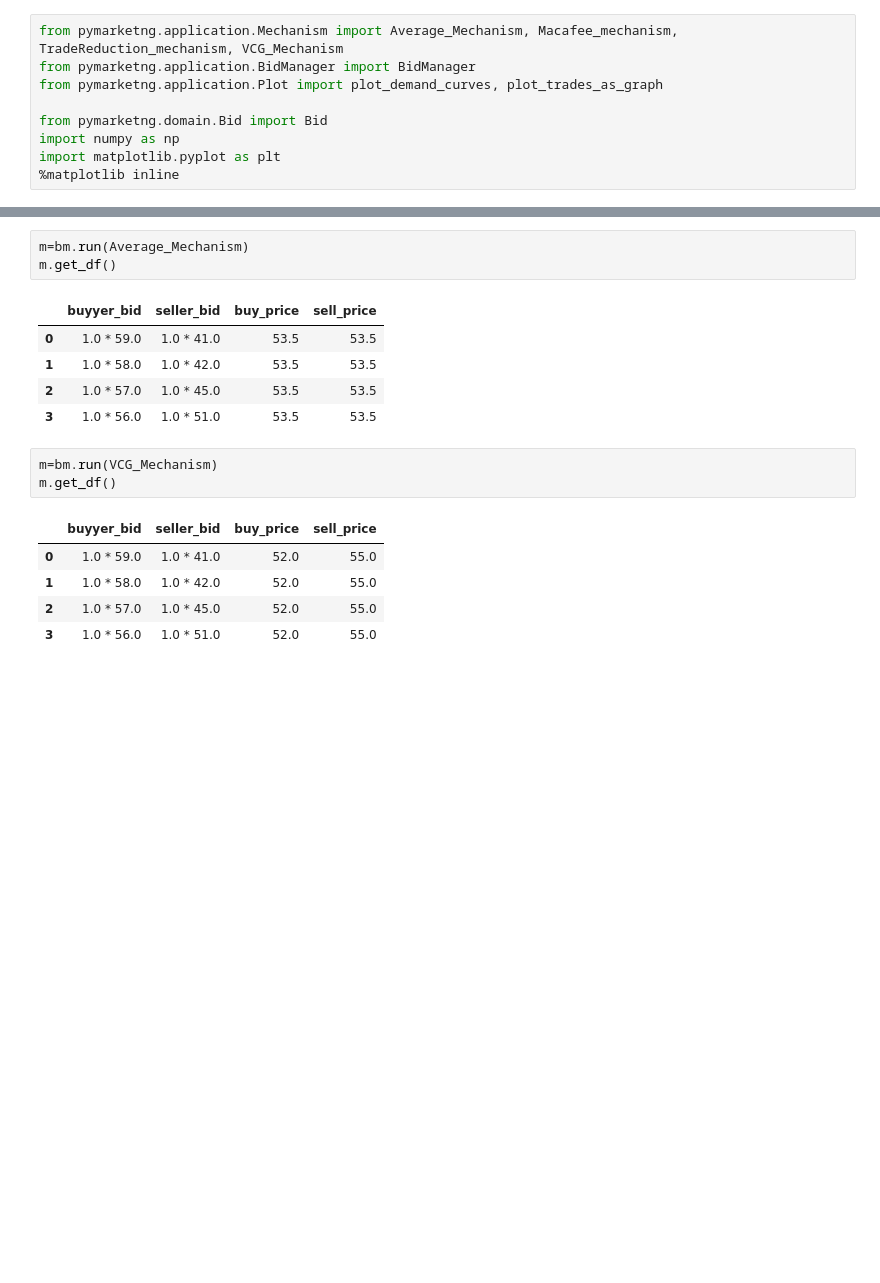
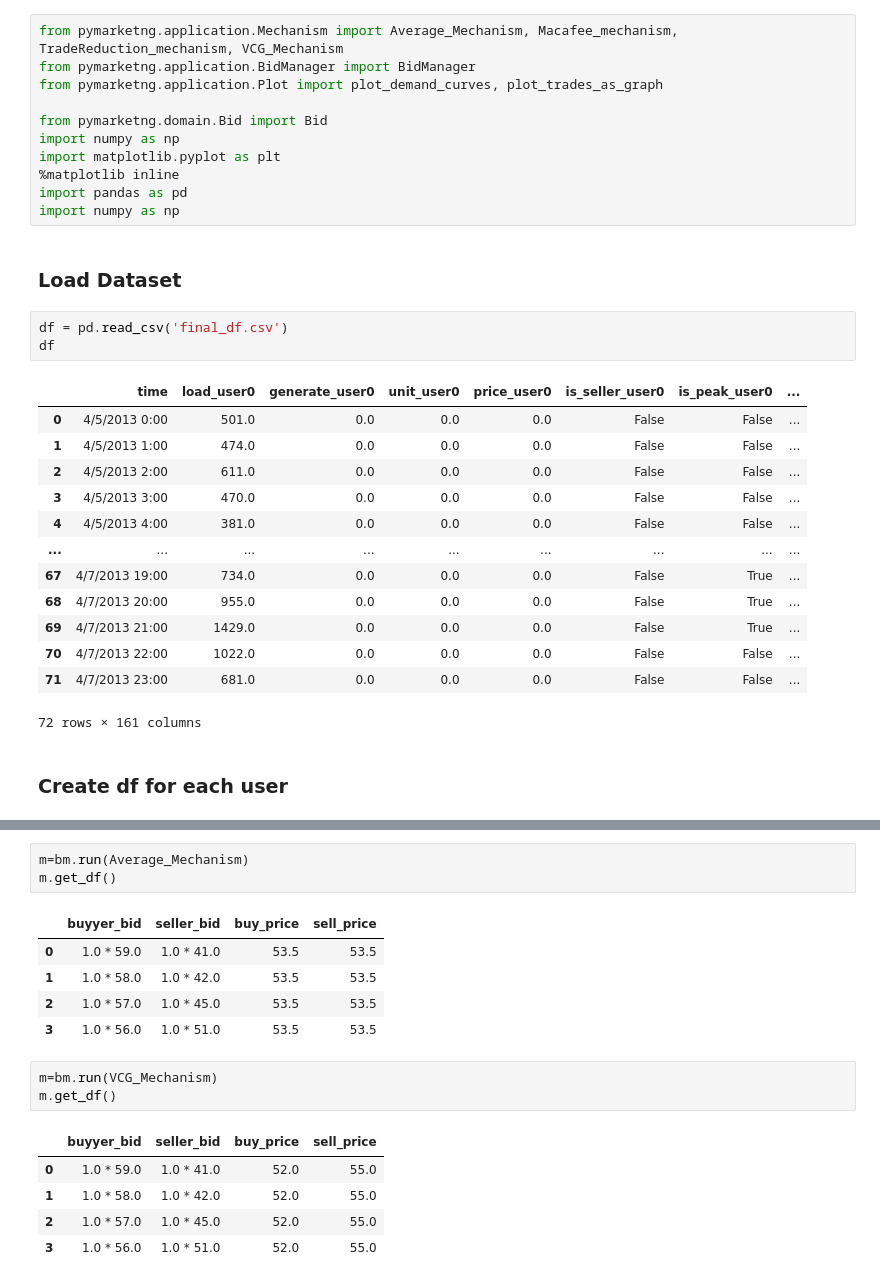
Before and after one commit to erfanara/pymarket-ng, a Jupyter notebook: test.ipynb, the cells around one changed output, grey strips where cells are left out. Drawn from its saved outputs; the diff is of its cells as text; blank space fills up the shorter version.

Commit message:
add electricity market dataset; add mechanism selection features

```diff
--- a/test.ipynb
+++ b/test.ipynb
@@ -7,3 +7,26 @@ from pymarketng.domain.Bid import Bid
 import numpy as np
 import matplotlib.pyplot as plt
 %matplotlib inline
+import pandas as pd
+import numpy as np
+# %% [markdown]
+### Load Dataset
+# %%
+df = pd.read_csv('final_df.csv')
+df
+# %% [output]
+|  | time | load_user0 | generate_user0 | unit_user0 | price_user0 | is_seller_user0 | is_peak_user0 | ... |
+| 0 | 4/5/2013 0:00 | 501.0 | 0.0 | 0.0 | 0.0 | False | False | ... |
+| 1 | 4/5/2013 1:00 | 474.0 | 0.0 | 0.0 | 0.0 | False | False | ... |
+| 2 | 4/5/2013 2:00 | 611.0 | 0.0 | 0.0 | 0.0 | False | False | ... |
+| 3 | 4/5/2013 3:00 | 470.0 | 0.0 | 0.0 | 0.0 | False | False | ... |
+| 4 | 4/5/2013 4:00 | 381.0 | 0.0 | 0.0 | 0.0 | False | False | ... |
+| ... | ... | ... | ... | ... | ... | ... | ... | ... |
+| 67 | 4/7/2013 19:00 | 734.0 | 0.0 | 0.0 | 0.0 | False | True | ... |
+| 68 | 4/7/2013 20:00 | 955.0 | 0.0 | 0.0 | 0.0 | False | True | ... |
+| 69 | 4/7/2013 21:00 | 1429.0 | 0.0 | 0.0 | 0.0 | False | True | ... |
+| 70 | 4/7/2013 22:00 | 1022.0 | 0.0 | 0.0 | 0.0 | False | False | ... |
+| 71 | 4/7/2013 23:00 | 681.0 | 0.0 | 0.0 | 0.0 | False | False | ... |
+72 rows × 161 columns
+# %% [markdown]
+### Create df for each user
```
Also changed, not shown: parts of 21 cells of this notebook, 5 other files.
